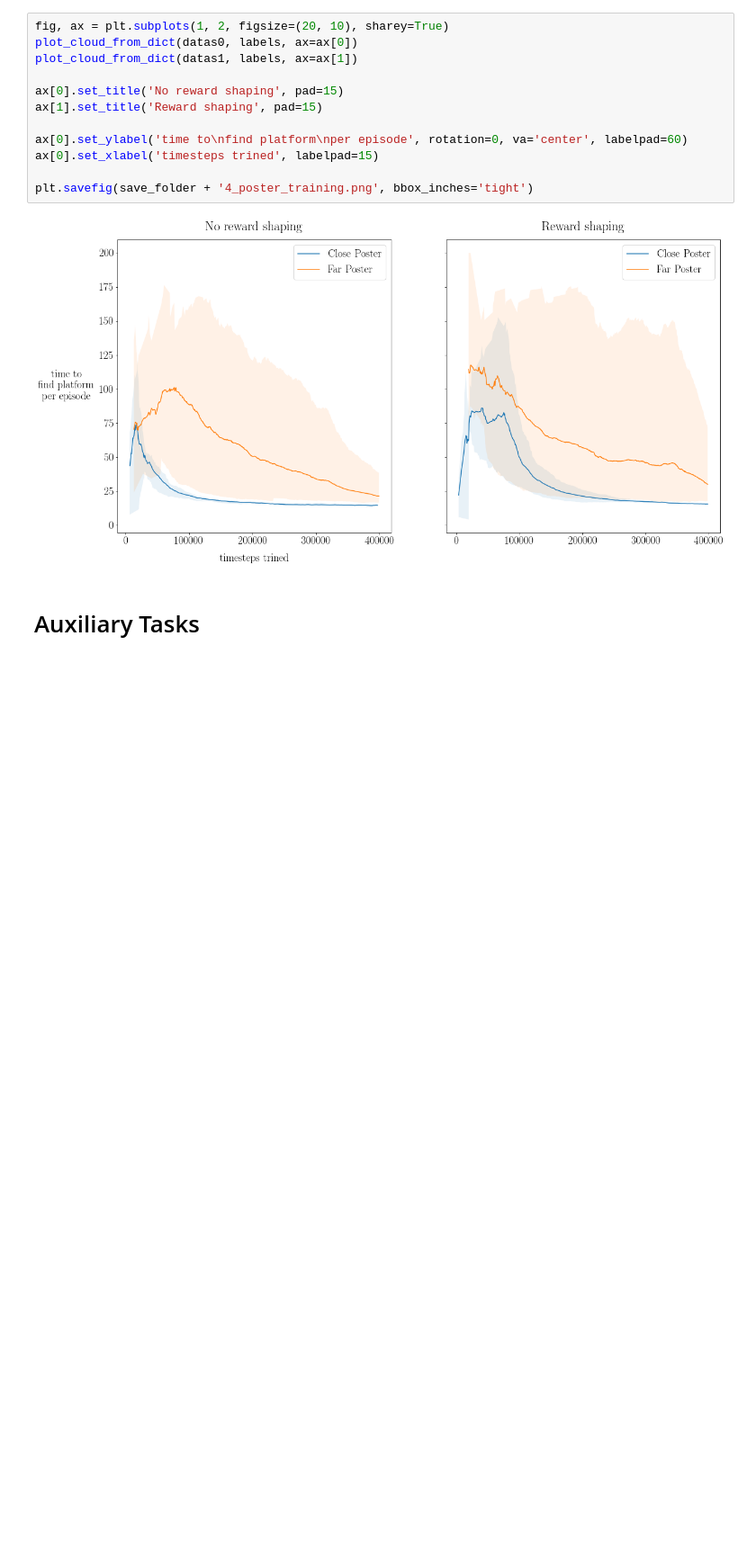
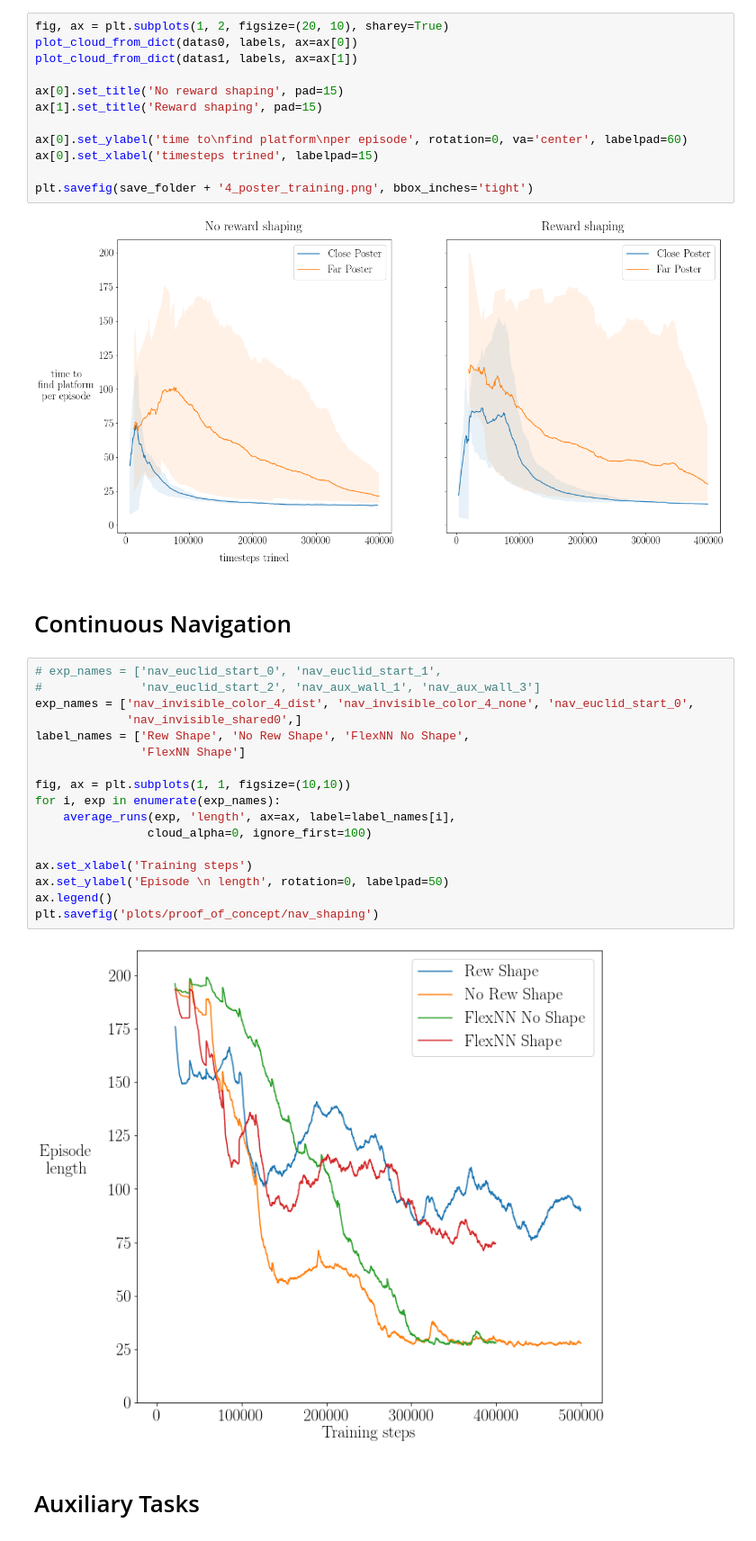
Before and after one commit to liuandrew/training-rl-algo, a Jupyter notebook: write_and_test/data_visualize.ipynb, the cells around one changed output. Shown at 90% size. Saved outputs shown, nothing was run; the diff lists cells and outputs as text; blank space fills up the shorter version.

```diff
--- a/write_and_test/data_visualize.ipynb
+++ b/write_and_test/data_visualize.ipynb
@@ -500,6 +500,27 @@ ax[0].set_xlabel('timesteps trined', labelpad=15)
 plt.savefig(save_folder + '4_poster_training.png', bbox_inches='tight')
 # %% [output]
 [figure]
+# %% [markdown]
+# Continuous Navigation
+# %%
+# exp_names = ['nav_euclid_start_0', 'nav_euclid_start_1',
+#              'nav_euclid_start_2', 'nav_aux_wall_1', 'nav_aux_wall_3']
+exp_names = ['nav_invisible_color_4_dist', 'nav_invisible_color_4_none', 'nav_euclid_start_0',
+             'nav_invisible_shared0',]
+label_names = ['Rew Shape', 'No Rew Shape', 'FlexNN No Shape',
+               'FlexNN Shape']
+
+fig, ax = plt.subplots(1, 1, figsize=(10,10))
+for i, exp in enumerate(exp_names):
+    average_runs(exp, 'length', ax=ax, label=label_names[i],
+                cloud_alpha=0, ignore_first=100)
+
+ax.set_xlabel('Training steps')
+ax.set_ylabel('Episode \n length', rotation=0, labelpad=50)
+ax.legend()
+plt.savefig('plots/proof_of_concept/nav_shaping')
+# %% [output]
+[figure, added]
 # %% [markdown]
 # Auxiliary Tasks
 # %% [markdown]
```
Also changed, not shown: parts of 7 cells of this notebook, 15 other files.
